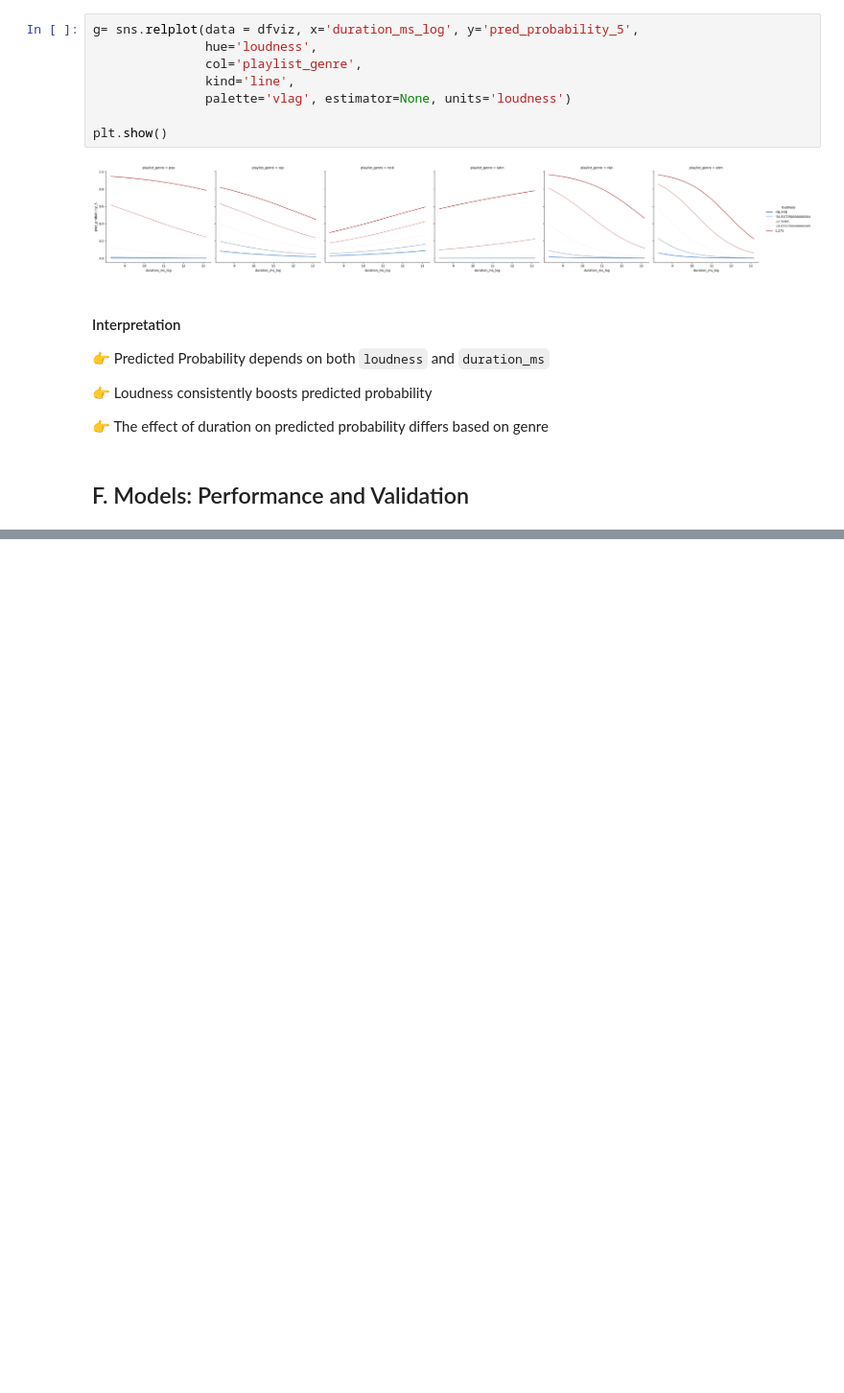
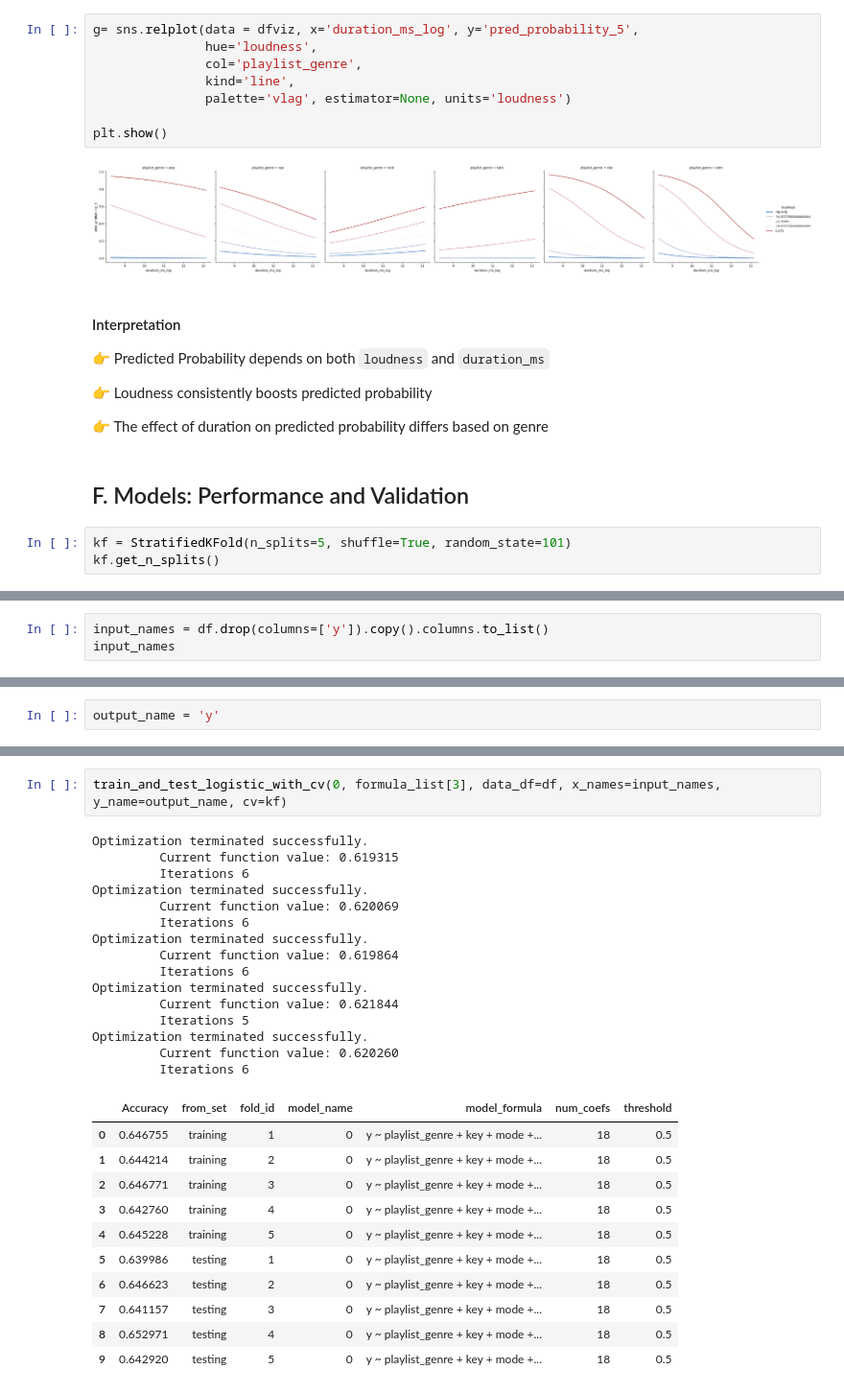
Before and after one commit to vas610/cmpinf-2100_introduction_data_centric_computing, a Jupyter notebook: week14/assignment/eda/Srinivasa_Raghavan_Vasanth_Madhavan_Modeling.ipynb, the cells around one changed output, grey strips where cells are left out. Shown at 96% size. Cells and saved outputs as stored; diff of their text form; blank space fills up the shorter version.

```diff
--- a/week14/assignment/eda/Srinivasa_Raghavan_Vasanth_Madhavan_Modeling.ipynb
+++ b/week14/assignment/eda/Srinivasa_Raghavan_Vasanth_Madhavan_Modeling.ipynb
@@ -711,3 +711,6 @@ plt.show()
 👉 The effect of duration on predicted probability differs based on genre
 # %% [markdown]
 ## F. Models: Performance and Validation
+# %%
+kf = StratifiedKFold(n_splits=5, shuffle=True, random_state=101)
+kf.get_n_splits()
@@ -713,0 +719,3 @@ plt.show()
+# %%
+input_names = df.drop(columns=['y']).copy().columns.to_list()
+input_names
@@ -713,0 +741,2 @@ plt.show()
+# %%
+output_name = 'y'
@@ -713,0 +796,29 @@ plt.show()
+# %%
+train_and_test_logistic_with_cv(0, formula_list[3], data_df=df, x_names=input_names, y_name=output_name, cv=kf)
+# %% [output]
+Optimization terminated successfully.
+         Current function value: 0.619315
+         Iterations 6
+Optimization terminated successfully.
+         Current function value: 0.620069
+         Iterations 6
+Optimization terminated successfully.
+         Current function value: 0.619864
+         Iterations 6
+Optimization terminated successfully.
+         Current function value: 0.621844
+         Iterations 5
+Optimization terminated successfully.
+         Current function value: 0.620260
+         Iterations 6
+|  | Accuracy | from_set | fold_id | model_name | model_formula | num_coefs | threshold |
+| 0 | 0.646755 | training | 1 | 0 | y ~ playlist_genre + key + mode +... | 18 | 0.5 |
+| 1 | 0.644214 | training | 2 | 0 | y ~ playlist_genre + key + mode +... | 18 | 0.5 |
+| 2 | 0.646771 | training | 3 | 0 | y ~ playlist_genre + key + mode +... | 18 | 0.5 |
+| 3 | 0.642760 | training | 4 | 0 | y ~ playlist_genre + key + mode +... | 18 | 0.5 |
+| 4 | 0.645228 | training | 5 | 0 | y ~ playlist_genre + key + mode +... | 18 | 0.5 |
+| 5 | 0.639986 | testing | 1 | 0 | y ~ playlist_genre + key + mode +... | 18 | 0.5 |
+| 6 | 0.646623 | testing | 2 | 0 | y ~ playlist_genre + key + mode +... | 18 | 0.5 |
+| 7 | 0.641157 | testing | 3 | 0 | y ~ playlist_genre + key + mode +... | 18 | 0.5 |
+| 8 | 0.652971 | testing | 4 | 0 | y ~ playlist_genre + key + mode +... | 18 | 0.5 |
+| 9 | 0.642920 | testing | 5 | 0 | y ~ playlist_genre + key + mode +... | 18 | 0.5 |
```
Also changed, not shown: parts of 6 cells of this notebook.
